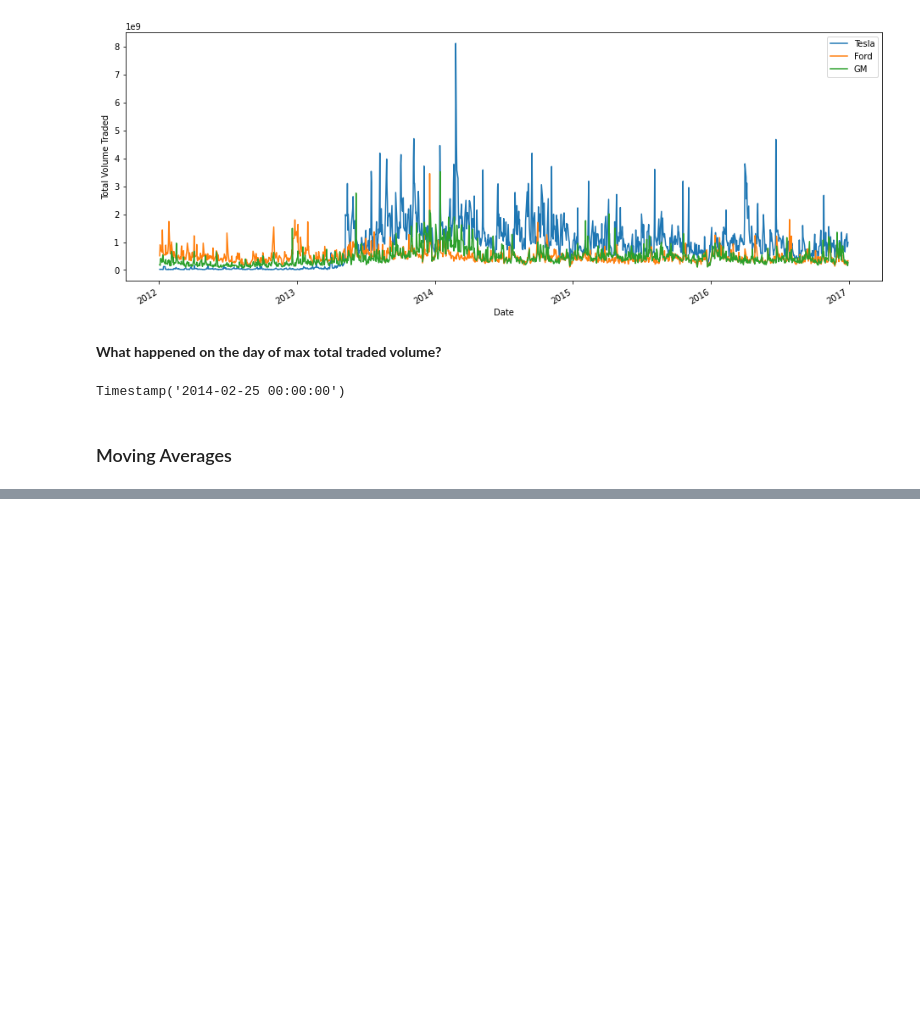
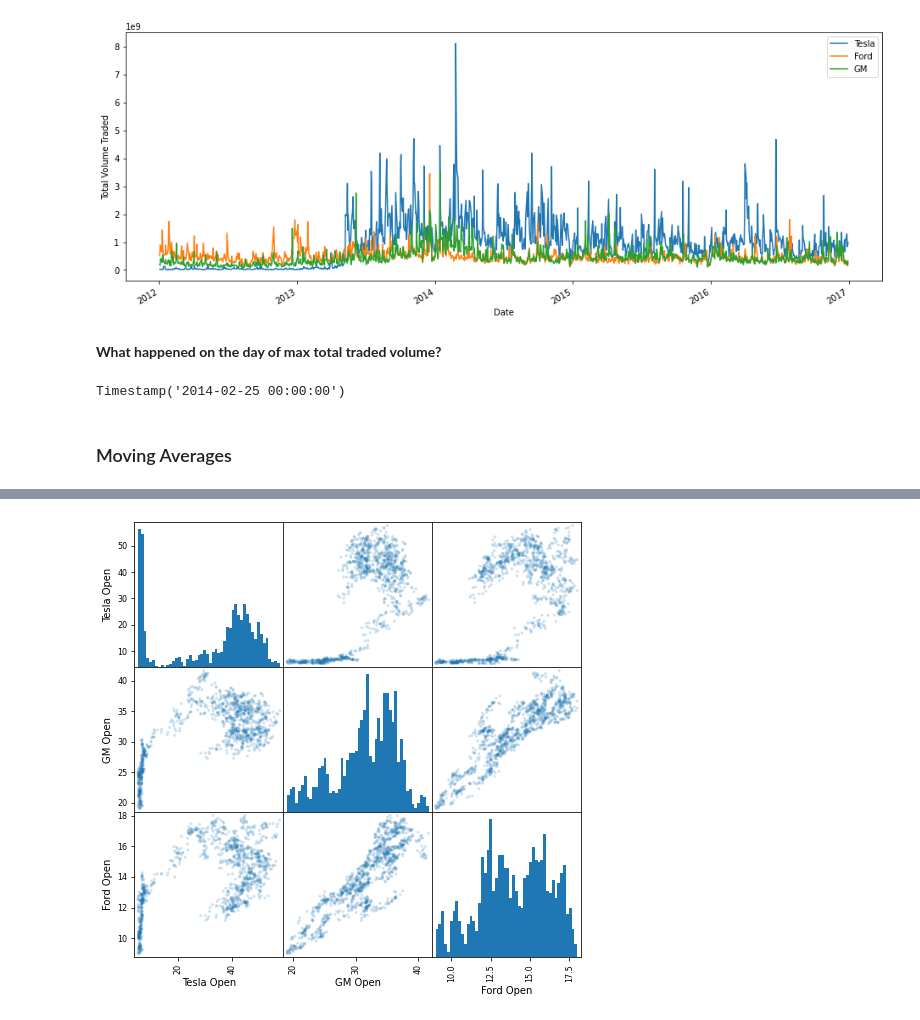
Before and after one commit to mxagar/finance_accounting_courses, a Jupyter notebook: python_finance/03_StockMarketAnalysisExample.ipynb, the cells around one changed output, grey strips where cells are left out. Cells and saved outputs as stored; diff of their text form; code cells hidden in the pictures; blank space fills up the shorter version.

```diff
--- a/python_finance/03_StockMarketAnalysisExample.ipynb
+++ b/python_finance/03_StockMarketAnalysisExample.ipynb
@@ -131,0 +144,13 @@ Timestamp('2014-02-25 00:00:00')
+# %%
+# We need to pass the columns we want to compare to scatter_matrix
+# The easiest way for that is to concatenate the values/columns to compare
+car_comp = pd.concat([tesla['Open'],gm['Open'],ford['Open']],axis=1)
+# %%
+car_comp.columns = ['Tesla Open','GM Open','Ford Open']
+# %%
+# You can use a semi-colon to remove the axes print outs
+# Alpha makes points trsnaparent -> points on same location give darker regions
+# We can pass matplotlib options in the dictionary hist_kwds
+scatter_matrix(car_comp,figsize=(8,8),alpha=0.2,hist_kwds={'bins':50});
+# %% [output]
+[figure, added]
```
Also changed, not shown: parts of 3 cells of this notebook.
